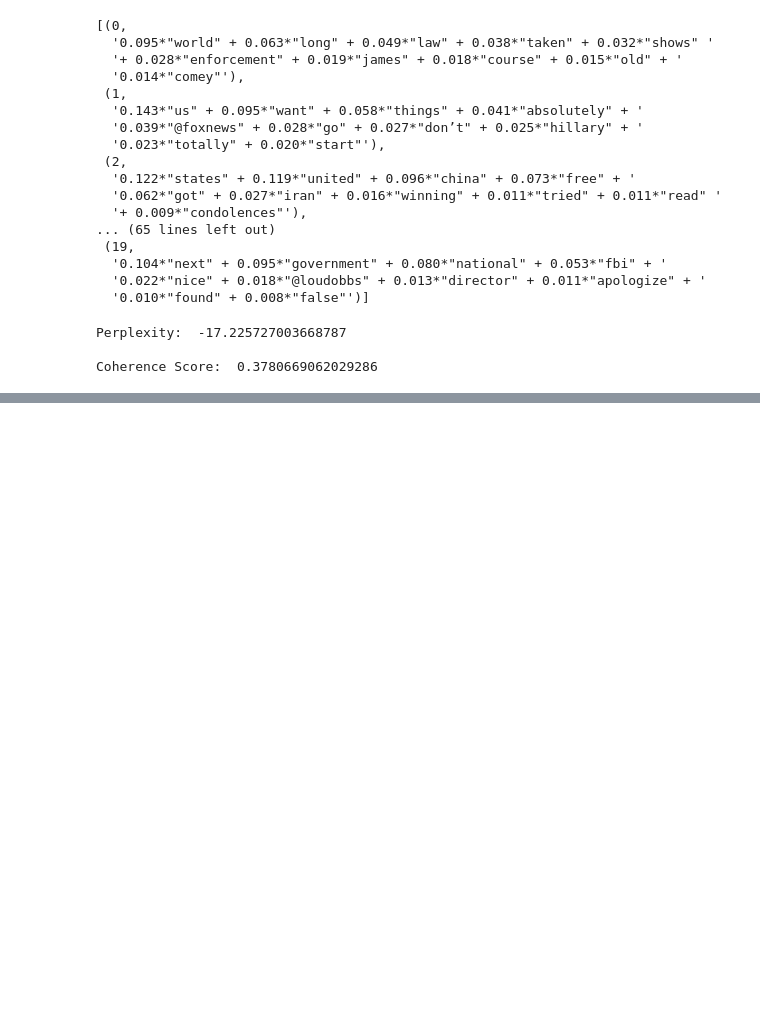
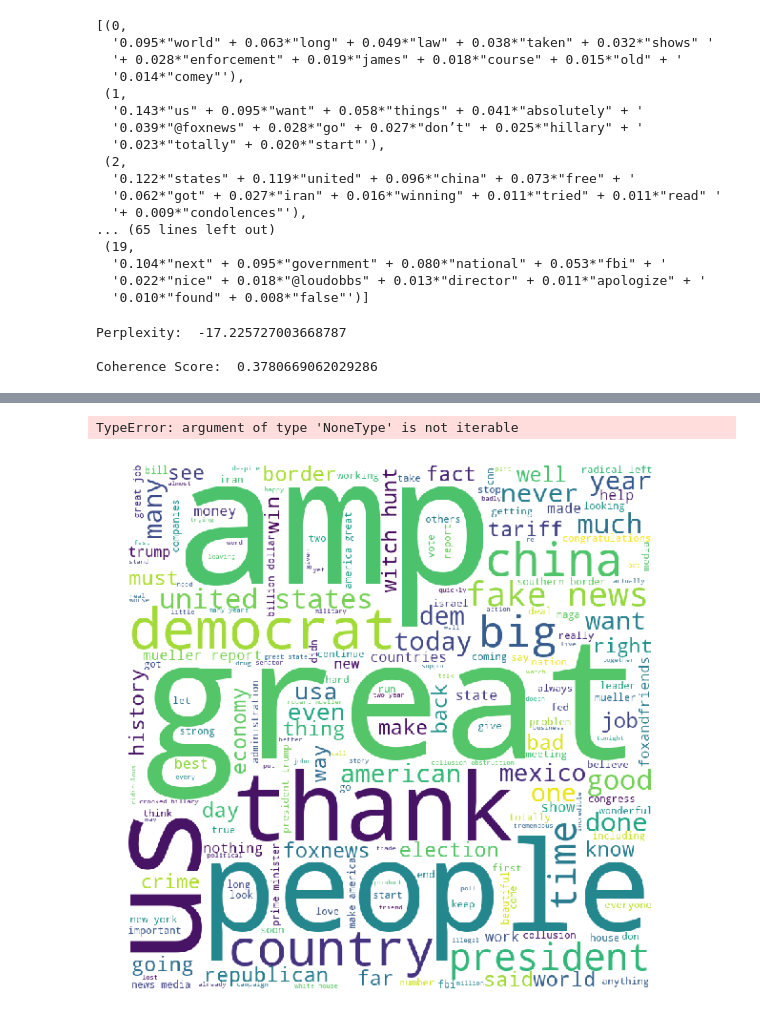
Before and after one commit to jdmitchell0216/predict_it, a Jupyter notebook: tweet_text.ipynb, the cells around one changed output, grey strips where cells are left out. Drawn from its saved outputs; the diff is of its cells as text; code cells hidden in the pictures; blank space fills up the shorter version.

Commit message:
add word cloud

```diff
--- a/tweet_text.ipynb
+++ b/tweet_text.ipynb
@@ -524,0 +569,22 @@ vis
+# %%
+sr.append('amp')
+# %%
+[word for word in flattened_tokens if not word in sr.append('amp')]
+# %% [output]
+TypeError: argument of type 'NoneType' is not iterable
+# %%
+from wordcloud import WordCloud, STOPWORDS
+wordcloud = WordCloud(width = 800, height = 800,
+                background_color ='white',
+                stopwords = sr.append('amp'),
+                min_font_size = 10).generate(' '.join(flattened_tokens))
+
+# plot the WordCloud image
+plt.figure(figsize = (8, 8), facecolor = None)
+plt.imshow(wordcloud)
+plt.axis("off")
+plt.tight_layout(pad = 0)
+
+plt.show()
+# %% [output]
+[figure, added]
```
Also changed, not shown: parts of 2 cells of this notebook.
